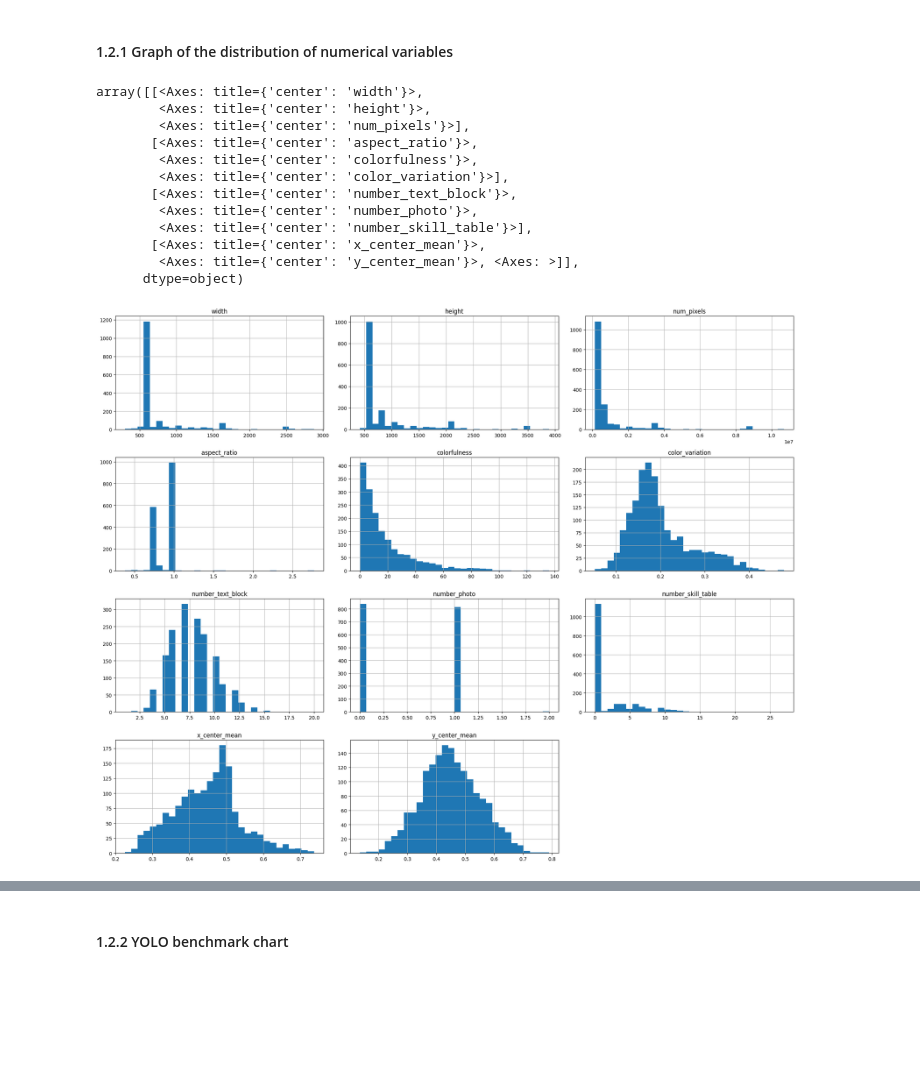
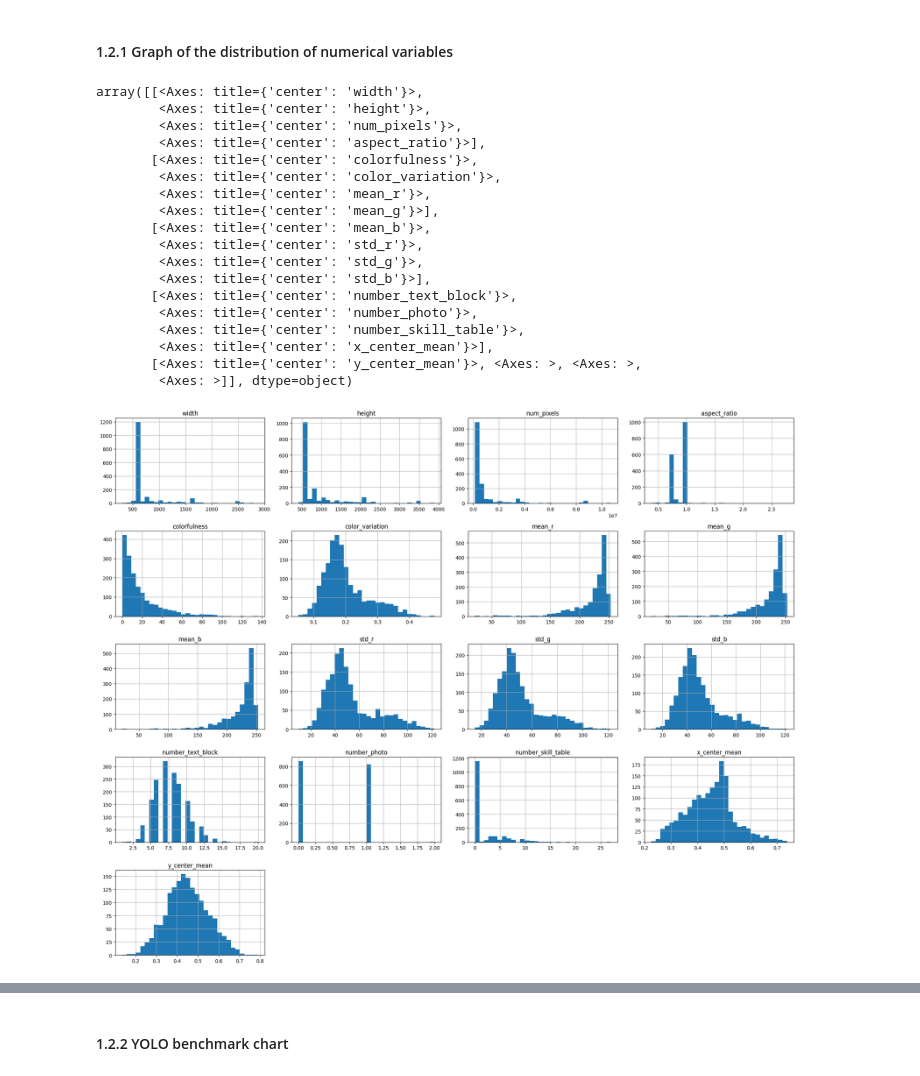
Before and after one commit to danielpiresribeiro123-code/cv_analyser_research, a Jupyter notebook: src/analysis/train_data/yolo/yolo_train_data_EDA.ipynb, the cells around one changed output, grey strips where cells are left out. Drawn from its saved outputs; the diff is of its cells as text; code cells hidden in the pictures; blank space fills up the shorter version.

Commit message:
EDA do yolo train mais completo (adicionar datasets e gráficos)

```diff
--- a/src/analysis/train_data/yolo/yolo_train_data_EDA.ipynb
+++ b/src/analysis/train_data/yolo/yolo_train_data_EDA.ipynb
@@ -40,7 +50,7 @@ df
 # %% [markdown]
 ## Load the Data
 # %%
-yolo_train_data_csv_path = PROJECT_ROOT / "analysis"/"train_data"/"yolo"/"cv_yolo_full_analysis.csv"
+yolo_train_data_csv_path = PROJECT_ROOT /"src"/ "analysis"/"train_data"/"yolo"/"cv_yolo_full_analysis.csv"
 
 df_complete = pd.read_csv(yolo_train_data_csv_path)
 print("Head of the dataset:")
@@ -159,20 +175,26 @@ numeric_cols_yolo, categorical_cols_yolo
 # %% [markdown]
 #### 1.2.1 Graph of the distribution of numerical variables
 # %%
-df_skill_table[numeric_cols_yolo].hist(figsize=(20,16), bins=30)
+df_yolo[numeric_cols_yolo].hist(figsize=(20,16), bins=30)
 plt.tight_layout()
 plt.show()
 # %% [output]
 array([[<Axes: title={'center': 'width'}>,
         <Axes: title={'center': 'height'}>,
-        <Axes: title={'center': 'num_pixels'}>],
-       [<Axes: title={'center': 'aspect_ratio'}>,
-        <Axes: title={'center': 'colorfulness'}>,
-        <Axes: title={'center': 'color_variation'}>],
+        <Axes: title={'center': 'num_pixels'}>,
+        <Axes: title={'center': 'aspect_ratio'}>],
+       [<Axes: title={'center': 'colorfulness'}>,
+        <Axes: title={'center': 'color_variation'}>,
+        <Axes: title={'center': 'mean_r'}>,
+        <Axes: title={'center': 'mean_g'}>],
+       [<Axes: title={'center': 'mean_b'}>,
+        <Axes: title={'center': 'std_r'}>,
+        <Axes: title={'center': 'std_g'}>,
+        <Axes: title={'center': 'std_b'}>],
        [<Axes: title={'center': 'number_text_block'}>,
         <Axes: title={'center': 'number_photo'}>,
-        <Axes: title={'center': 'number_skill_table'}>],
-       [<Axes: title={'center': 'x_center_mean'}>,
-        <Axes: title={'center': 'y_center_mean'}>, <Axes: >]],
-      dtype=object)
+        <Axes: title={'center': 'number_skill_table'}>,
+        <Axes: title={'center': 'x_center_mean'}>],
+       [<Axes: title={'center': 'y_center_mean'}>, <Axes: >, <Axes: >,
+        <Axes: >]], dtype=object)
-[figure, old version]
+[figure, new version]
```
Also changed, not shown: parts of 14 cells of this notebook, 5 other files.
